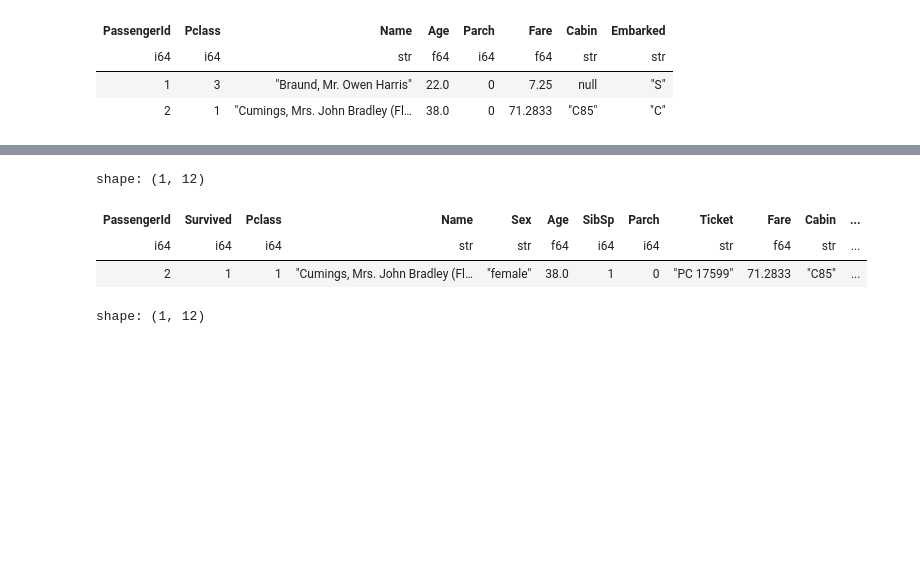
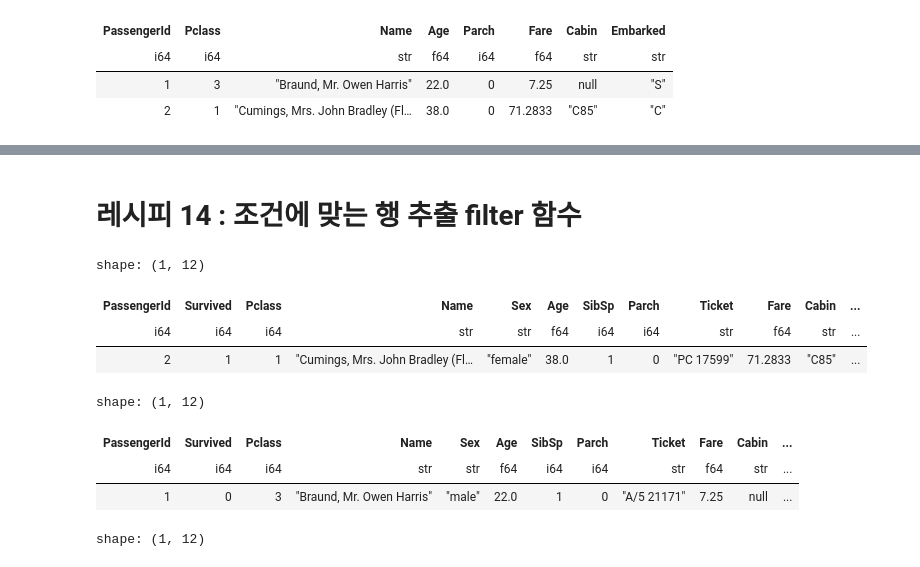
Before and after one commit to dschloe/polars_recipes, a Jupyter notebook: ch02_selecting_cols_filtering.ipynb, the cells around one changed output, grey strips where cells are left out. Drawn from its saved outputs; the diff is of its cells as text; code cells hidden in the pictures; blank space fills up the shorter version.

```diff
--- a/ch02_selecting_cols_filtering.ipynb
+++ b/ch02_selecting_cols_filtering.ipynb
@@ -157 +161,3 @@ shape: (2, 8)
+# %% [markdown]
+# 레시피 14 : 조건에 맞는 행 추출 filter 함수
 # %%
@@ -162,4 +168,12 @@ shape: (1, 12)
 | PassengerId | Survived | Pclass | Name | Sex | Age | SibSp | Parch | Ticket | Fare | Cabin | ... |
 | i64 | i64 | i64 | str | str | f64 | i64 | i64 | str | f64 | str | ... |
 | 2 | 1 | 1 | "Cumings, Mrs. John Bradley (Fl… | "female" | 38.0 | 1 | 0 | "PC 17599" | 71.2833 | "C85" | ... |
+# %%
+# 탑승 요금이 20미만인 승객 선택하는 코드
+df.filter(pl.col("Fare") < 20).head(1)
+# %% [output]
+shape: (1, 12)
+| PassengerId | Survived | Pclass | Name | Sex | Age | SibSp | Parch | Ticket | Fare | Cabin | ... |
+| i64 | i64 | i64 | str | str | f64 | i64 | i64 | str | f64 | str | ... |
+| 1 | 0 | 3 | "Braund, Mr. Owen Harris" | "male" | 22.0 | 1 | 0 | "A/5 21171" | 7.25 | null | ... |
 # %%
```
Also changed, not shown: parts of 17 cells of this notebook, 3 other files.
